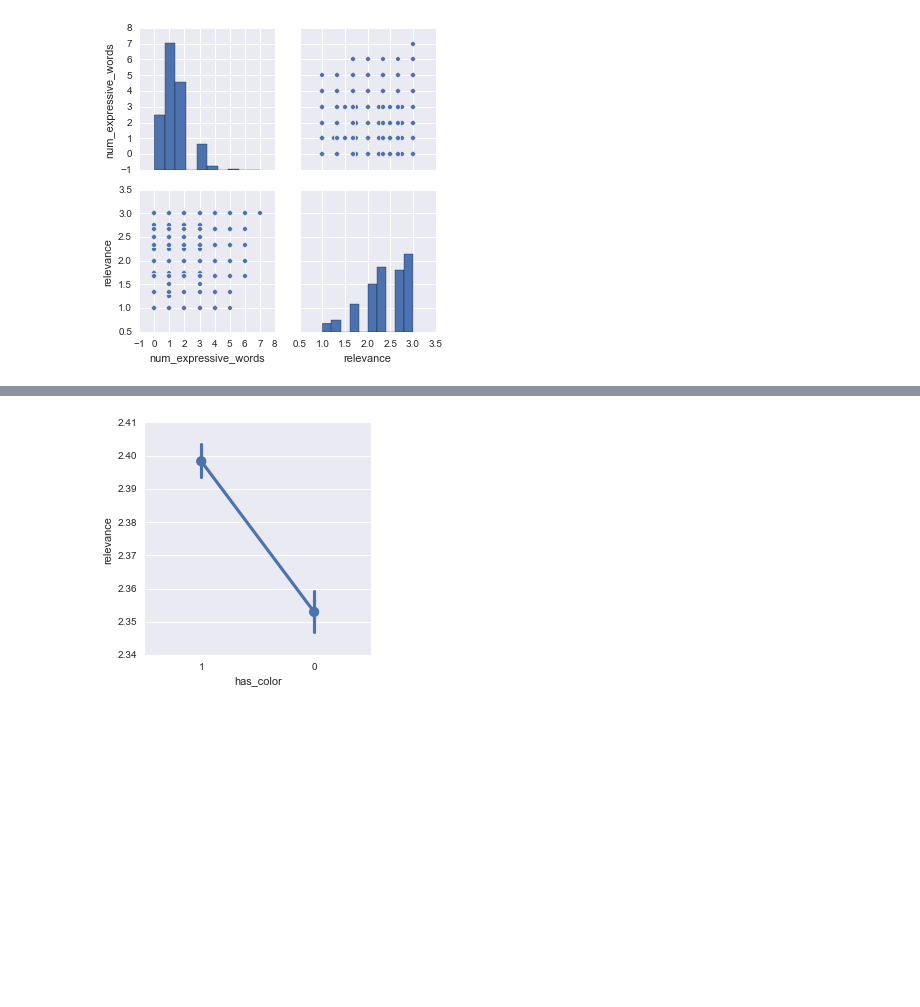
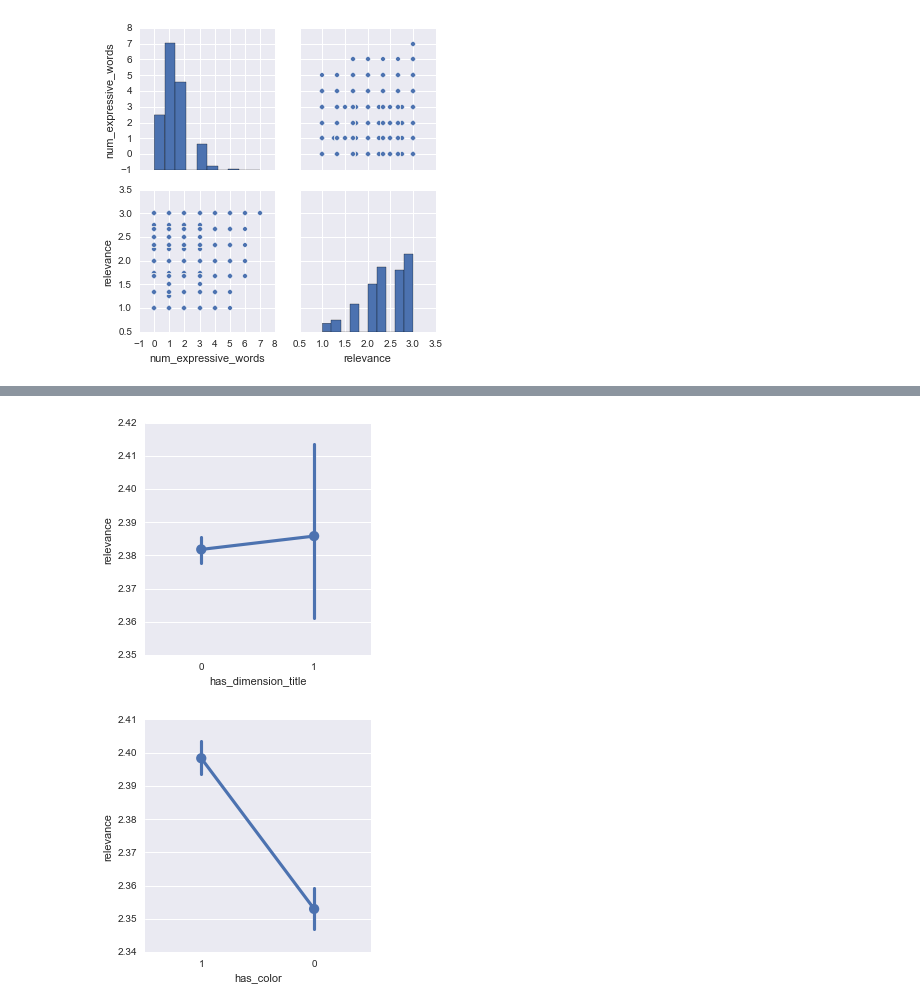
Before and after one commit to numb3r33/Kaggle-Competitions, a Jupyter notebook: Home-Depot/Analysis.ipynb, the cells around one changed output, grey strips where cells are left out. Drawn from its saved outputs; the diff is of its cells as text; code cells hidden in the pictures; blank space fills up the shorter version.

Commit message:
Preprocessing text

```diff
--- a/Home-Depot/Analysis.ipynb
+++ b/Home-Depot/Analysis.ipynb
@@ -138,9 +147,13 @@ train_with_width['search_term_len'] = train_with_width.search_term.map(lambda x:
 def num_expressive_terms(text):
     return len([word for word in text.split() if len(word) >= 6])
 
-train_with_width['num_expressive_words'] = train_with_width.search_term.map(num_expressive_terms)
+train_merged['num_expressive_words'] = train_merged.search_term.map(num_expressive_terms)
 # %%
-def has_dimension(text):
-    return int(len(re.findall(dimensions_regex, text)) > 0)
+def num_dimension_matches(text):
+    return len(re.findall(dimensions_regex, text))
 
-train_with_width['has_dimension'] = train_with_width.search_term.map(has_dimension)
+train_merged['has_dimension'] = train_merged.search_term.map(num_dimension_matches)
+# %%
+train_merged['has_dimension_title'] = train_merged.product_title.map(num_dimension_matches)
+# %%
+train_merged['has_dimension_desc'] = train_merged.product_description.map(num_dimension_matches)
@@ -173,3 +198,7 @@ sns.factorplot(x='has_dimension', y='relevance', data=train_merged);
+# %%
+sns.factorplot(x='has_dimension_title', y='relevance', data=train_merged);
+# %% [output]
+[figure, added]
 # %%
 sns.factorplot(x='has_color', y='relevance', data=train_merged);
 # %% [output]
```
Also changed, not shown: parts of 20 cells of this notebook, 3 other files.
